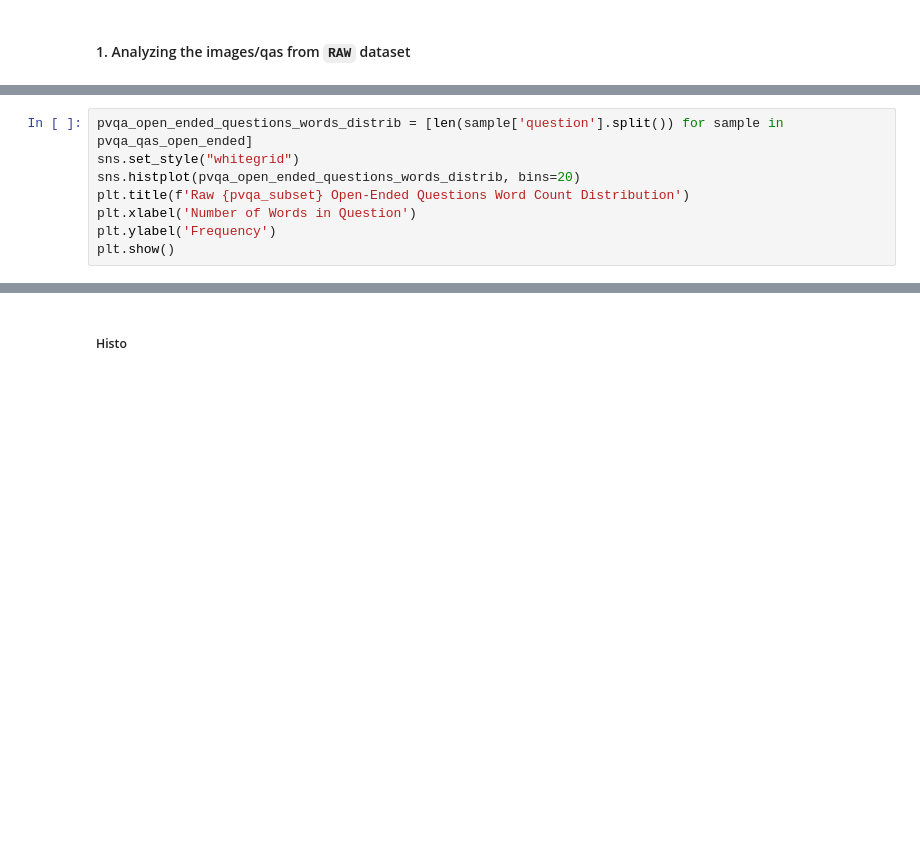
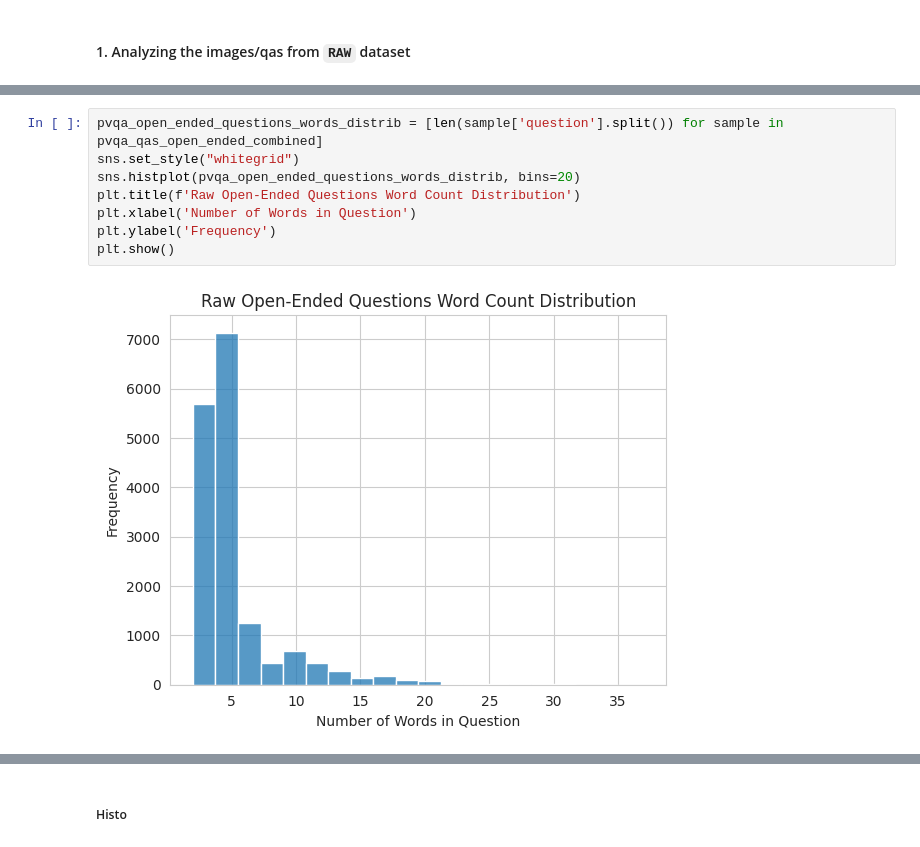
Before and after one commit to embedded-robotics/path-open-data, a Jupyter notebook: pathvqa_raw_data_analysis.ipynb, the cells around one changed output, grey strips where cells are left out. Drawn from its saved outputs; the diff is of its cells as text; blank space fills up the shorter version.

```diff
--- a/pathvqa_raw_data_analysis.ipynb
+++ b/pathvqa_raw_data_analysis.ipynb
@@ -120,9 +157,11 @@ plt.show()
 # %%
-pvqa_open_ended_questions_words_distrib = [len(sample['question'].split()) for sample in pvqa_qas_open_ended]
+pvqa_open_ended_questions_words_distrib = [len(sample['question'].split()) for sample in pvqa_qas_open_ended_combined]
 sns.set_style("whitegrid")
 sns.histplot(pvqa_open_ended_questions_words_distrib, bins=20)
-plt.title(f'Raw {pvqa_subset} Open-Ended Questions Word Count Distribution')
+plt.title(f'Raw Open-Ended Questions Word Count Distribution')
 plt.xlabel('Number of Words in Question')
 plt.ylabel('Frequency')
 plt.show()
+# %% [output]
+[figure, added]
 # %%
```
Also changed, not shown: parts of 9 cells of this notebook.
